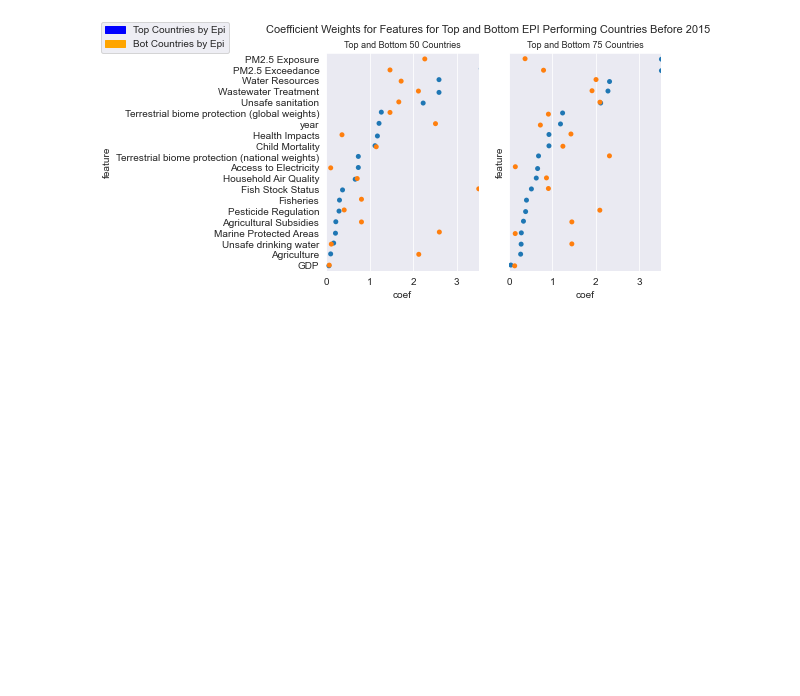
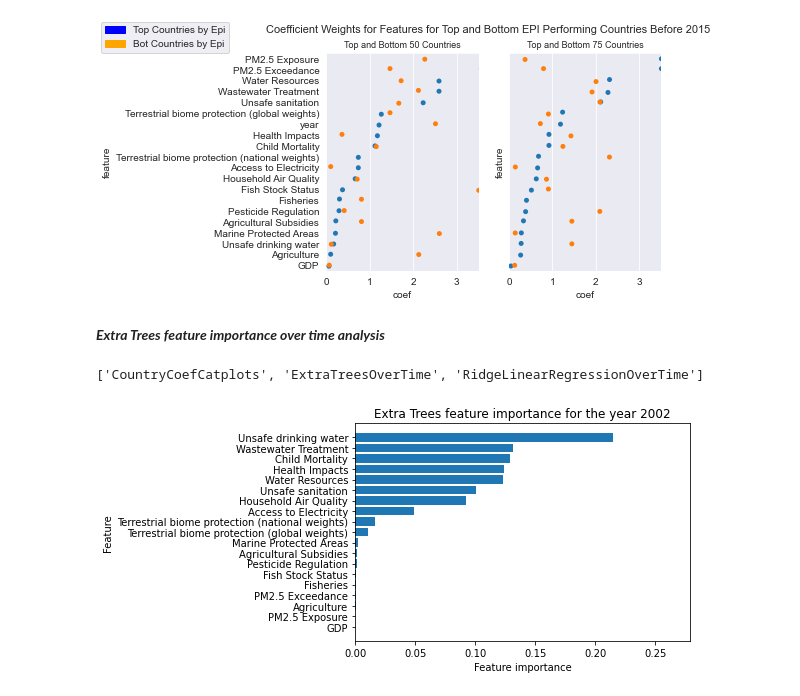
Before and after one commit to Avanyali/EPIDemographicModel, a Jupyter notebook: Step5_Analysis.ipynb, the cells around one changed output. Drawn from its saved outputs; the diff is of its cells as text; code cells hidden in the pictures; blank space fills up the shorter version.

Commit message:
extra trees bars analysis

```diff
--- a/Step5_Analysis.ipynb
+++ b/Step5_Analysis.ipynb
@@ -38,3 +40,18 @@ images_with_string_in_name('side')
 [figure]
 [figure]
 [figure]
+# %% [markdown]
+***Extra Trees feature importance over time analysis***
+# %%
+list(images.keys())
+# %% [output]
+['CountryCoefCatplots', 'ExtraTreesOverTime', 'RidgeLinearRegressionOverTime']
+# %%
+bars = []
+for name, image in images['ExtraTreesOverTime'].items():
+    if 'bar' in name:
+        bars.append(image)
+# %%
+display.display(bars[0])
+# %% [output]
+[figure, added]
```
Also changed, not shown: parts of 20 cells of this notebook.
